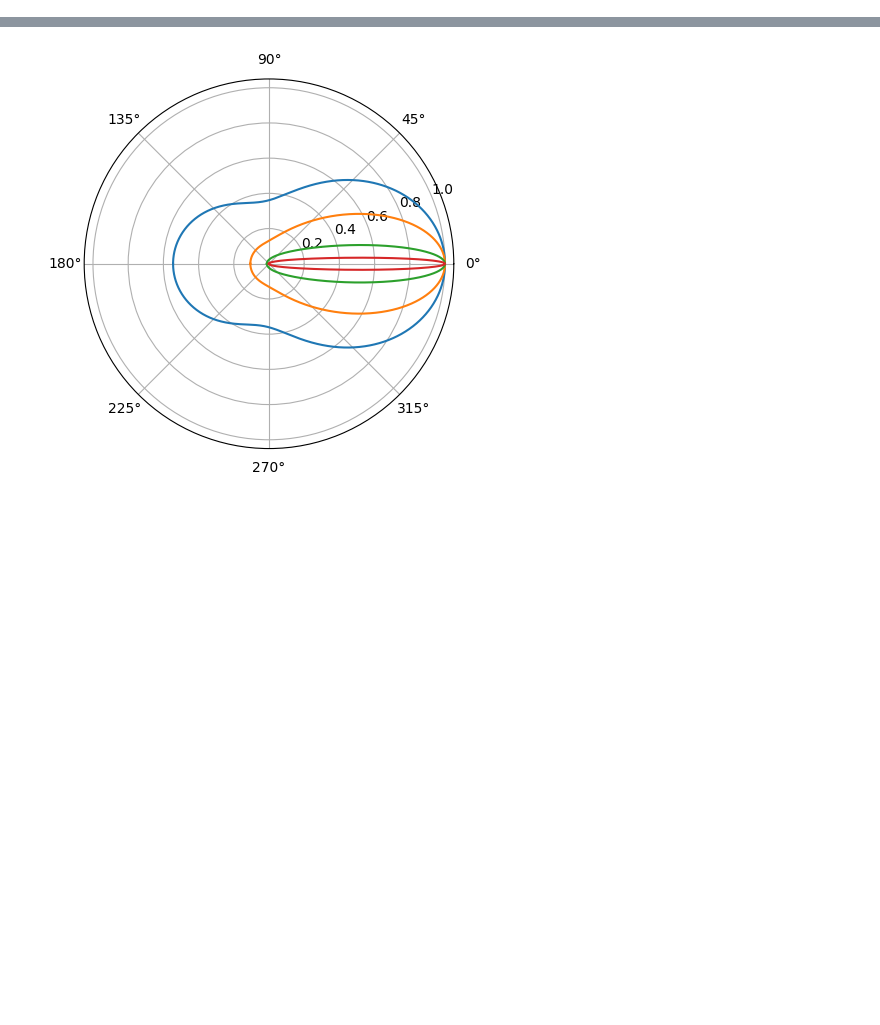
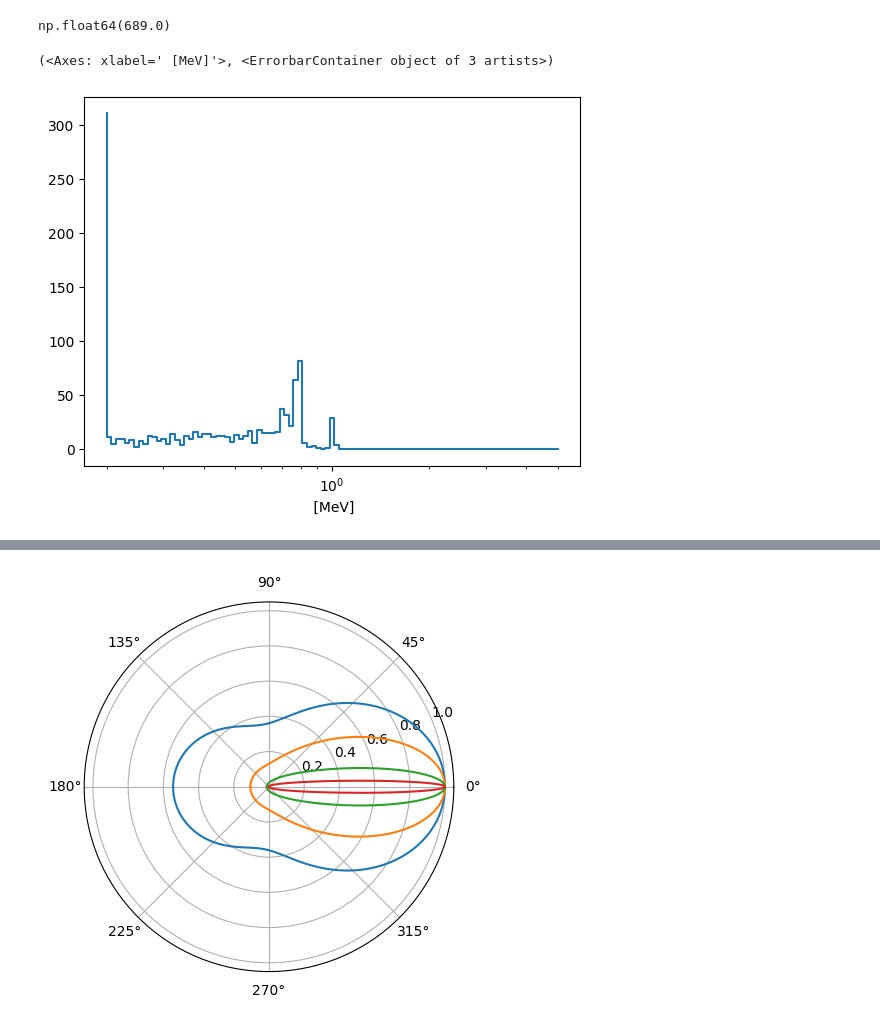
Before and after one commit to israelmcmc/gammaraytoys, a Jupyter notebook: docs/examples/toy_tracker_2d.ipynb, the cells around one changed output, grey strips where cells are left out. Cells and saved outputs as stored; diff of their text form; code cells hidden in the pictures; blank space fills up the shorter version.

```diff
--- a/docs/examples/toy_tracker_2d.ipynb
+++ b/docs/examples/toy_tracker_2d.ipynb
@@ -44,0 +89,22 @@ nhits
+# %%
+from histpy import Histogram
+
+h = Histogram(np.geomspace(.2*u.MeV, 5*u.MeV, 100), axis_scale = 'log')
+
+nsim = 1000
+
+for i in range(nsim):
+
+    primary = Photon(position = Cartesian2D(x = 45*u.cm, y = 2*u.m),
+                 direction = -90*u.deg,
+                 energy = 1*u.MeV)
+
+    sim_event = det.simulate_event(primary)
+
+    #reco_event = EnergyReconstructor(sim_event)
+
+    tot_energy = np.sum(sim_event.hits.energy)
+
+
+
+    h.fill()
@@ -44,0 +152,4 @@ nhits
+# %%
+np.sum(h)
+# %% [output]
+np.float64(689.0)
@@ -44,0 +158,5 @@ nhits
+# %%
+h.plot()
+# %% [output]
+(<Axes: xlabel=' [MeV]'>, <ErrorbarContainer object of 3 artists>)
+[figure, added]
```
Also changed, not shown: parts of 25 cells of this notebook, 6 other files.
